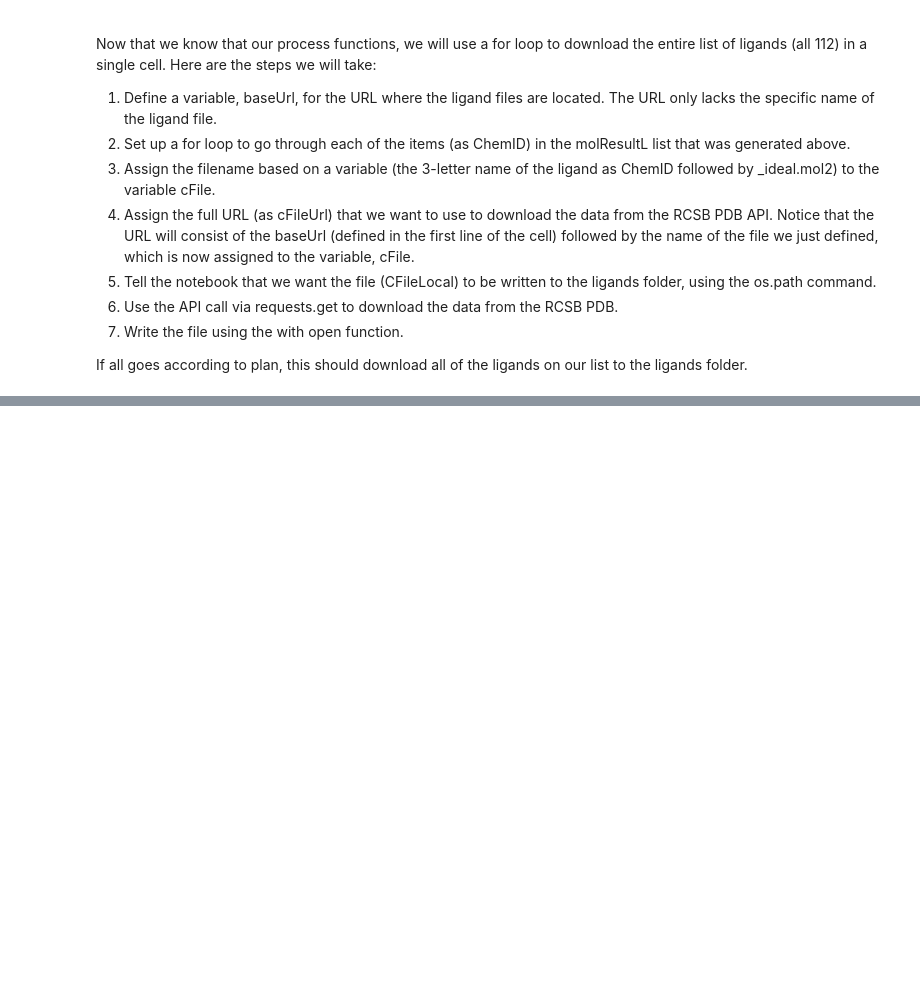
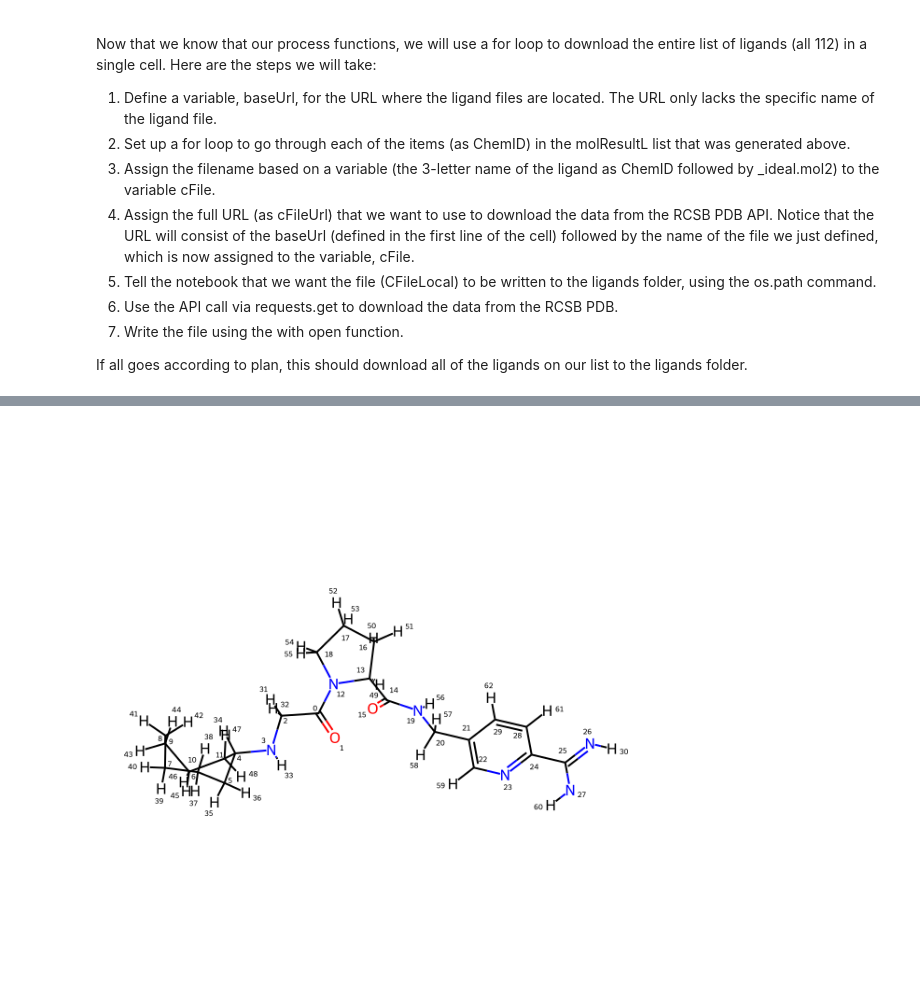
Before and after one commit to Arjun1425/Python-For-Cheminformatics-Driven-Molecular-Docking-rcsb, a Jupyter notebook: Molecular Docking.ipynb, the cells around one changed output, grey strips where cells are left out. Saved outputs shown, nothing was run; the diff lists cells and outputs as text; code cells hidden in the pictures; blank space fills up the shorter version.

```diff
--- a/Molecular Docking.ipynb
+++ b/Molecular Docking.ipynb
@@ -193,0 +259,8 @@ for ChemID in molResultL:
+# %%
+# Removing the atom using index number.
+emol = Chem.EditableMol(mol_ligand_N)
+emol.RemoveAtom(60)
+mol_ligand_N = emol.GetMol()
+mol_ligand_N
+# %% [output]
+[figure, added]
```
Also changed, not shown: parts of 16 cells of this notebook.
